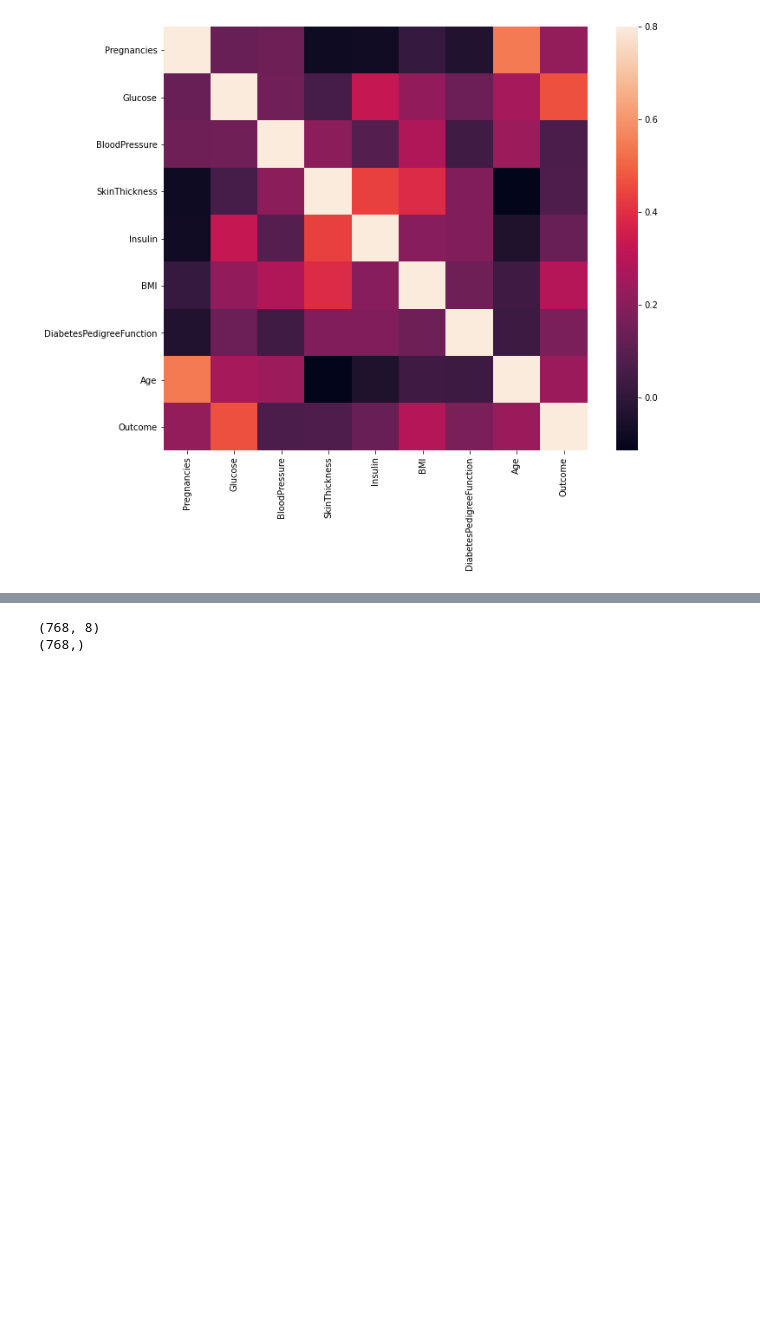
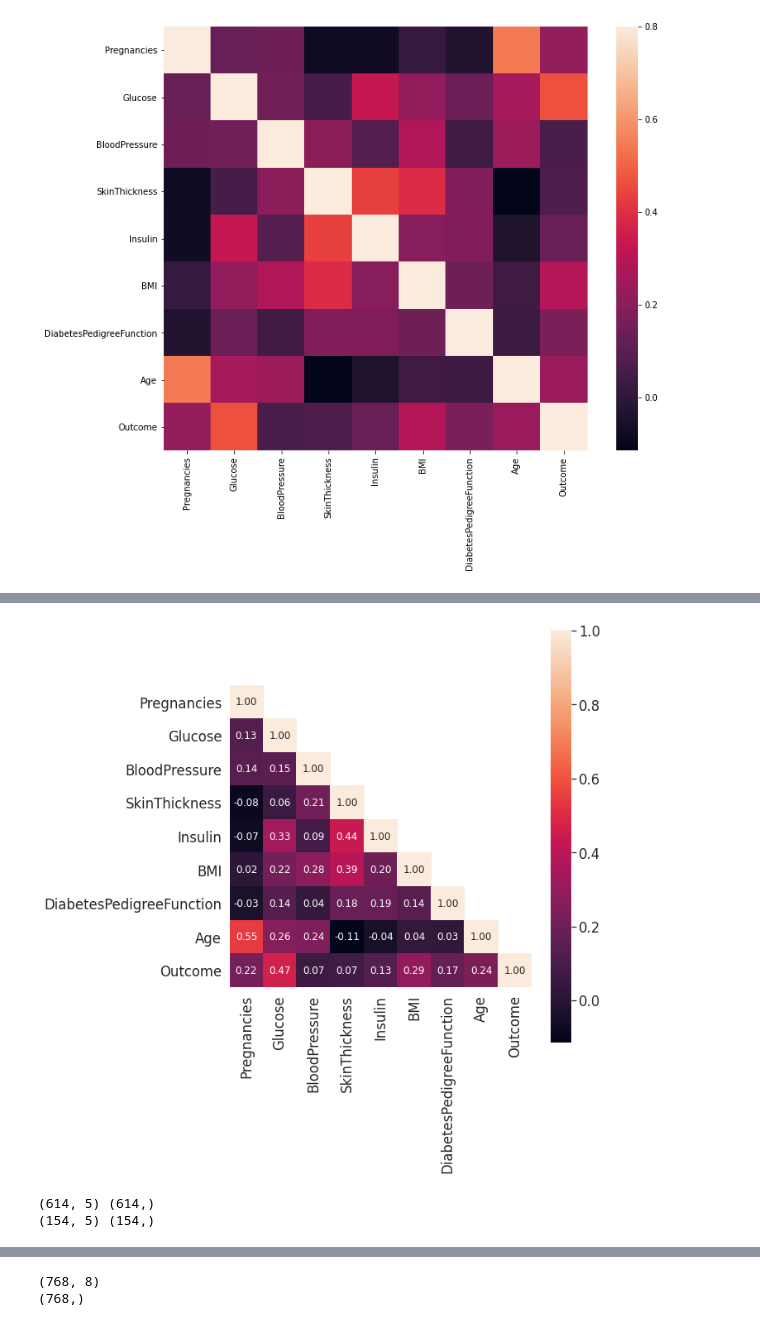
Before and after one commit to psalinas505/python-diabetes, a Jupyter notebook: project_NN.ipynb, the cells around one changed output, grey strips where cells are left out. Drawn from its saved outputs; the diff is of its cells as text; code cells hidden in the pictures; blank space fills up the shorter version.

```diff
--- a/project_NN.ipynb
+++ b/project_NN.ipynb
@@ -157,0 +188,24 @@ plt.show()
+# %%
+cov_mat =np.cov(X_std.T)
+plt.figure(figsize=(10,10))
+sns.set(font_scale=1.5)
+
+#mask to eliminate flipped data
+mask = np.zeros_like(cov_mat)
+mask[np.triu_indices_from(mask)] = True
+np.fill_diagonal(mask, 0.0)
+
+with sns.axes_style("white"):
+    hm = sns.heatmap(cov_mat,
+                     mask=mask,
+                     cbar=True,
+                     annot=True,
+                     square=True,
+                     fmt='.2f',
+                     annot_kws={'size': 12},
+                     yticklabels=cols,
+                     xticklabels=cols)
+plt.tight_layout()
+plt.show()
+# %% [output]
+[figure, added]
@@ -157,0 +226,6 @@ plt.show()
+# %%
+print(X_train.shape, y_train.shape)
+print(X_test.shape, y_test.shape)
+# %% [output]
+(614, 5) (614,)
+(154, 5) (154,)
```
Also changed, not shown: parts of 51 cells of this notebook.
